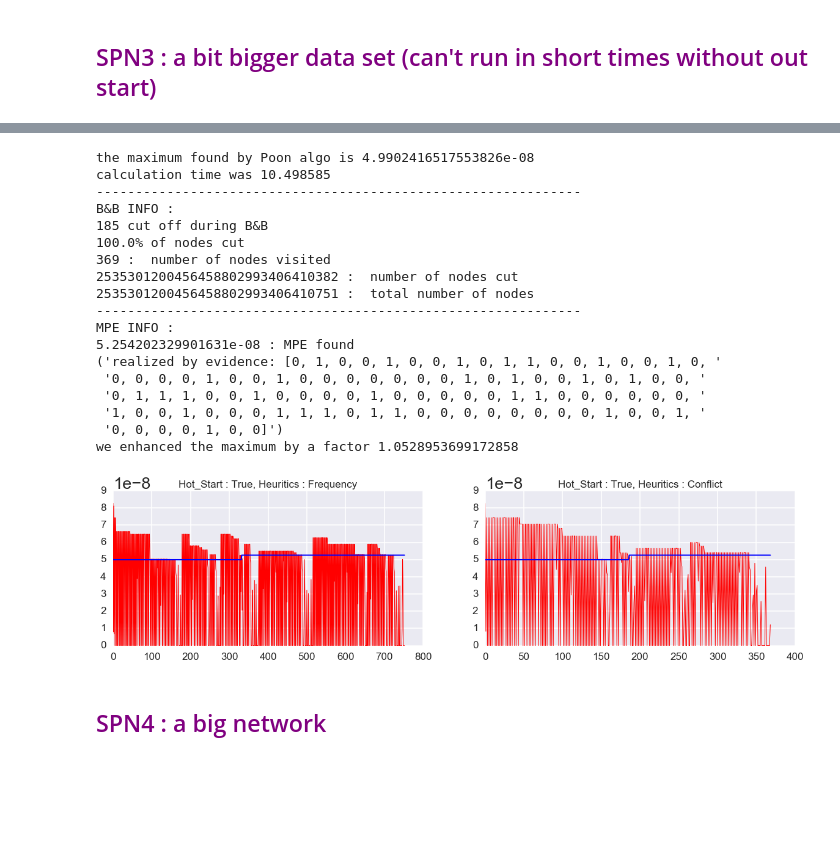
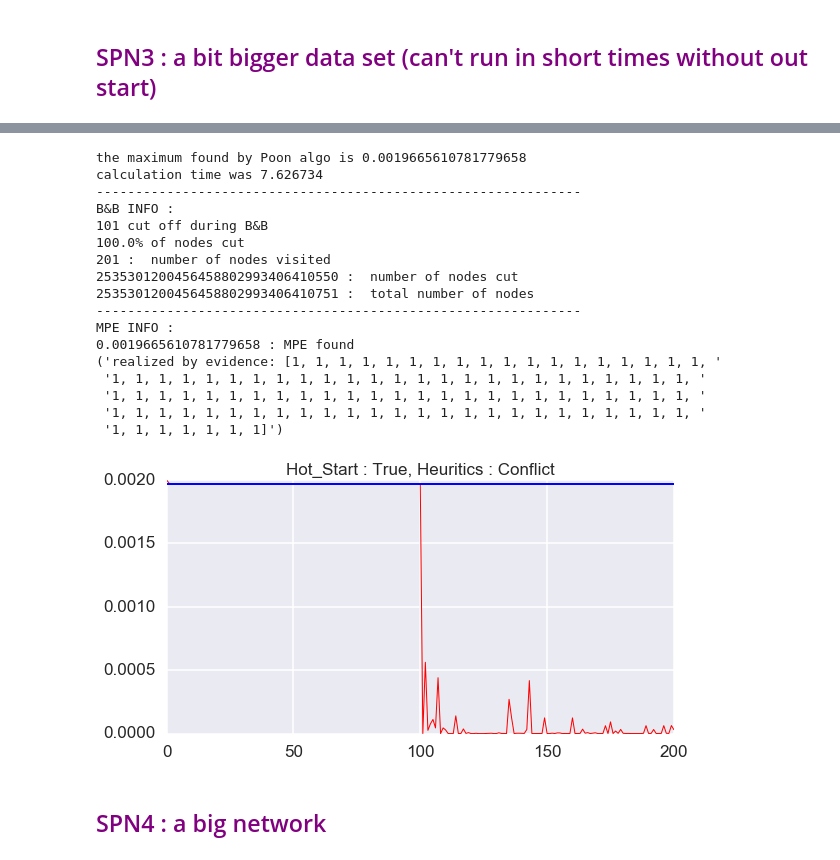
Before and after one commit to leonardhussenot/spn, a Jupyter notebook: test_of_couenne_computation_of_MAP.ipynb, the cells around one changed output, grey strips where cells are left out. Cells and saved outputs as stored; diff of their text form; code cells hidden in the pictures; blank space fills up the shorter version.

```diff
--- a/test_of_couenne_computation_of_MAP.ipynb
+++ b/test_of_couenne_computation_of_MAP.ipynb
@@ -232,40 +232,35 @@ dataset_name4 = "bnetflix"
 # %% [markdown]
 #### with learnSPN
 # %%
+seed =8374849
+numpy.random.seed(seed)
+rand_gen = numpy.random.RandomState(seed)
+
 def test_learnspn_oneshot(dataset_name):
-    seed = 27
-    numpy.random.seed(seed)
-    rand_gen = numpy.random.RandomState(seed)
 
     logging.basicConfig(level=logging.INFO)
     #
     # loading a very simple dataset
+    dataset_name = dataset_name
     train, valid, test = dataset.load_train_val_test_csvs(dataset_name)
     train_feature_vals = [2 for i in range(train.shape[1])]
     print('Loaded dataset', dataset_name)
 
     #
     # initing the algo
-    learnSPN = algo.learnspn.LearnSPN(rand_gen=rand_gen,
-                                      n_cluster_splits=2,
-                                      alpha = 0.0)
+    learnSPN = algo.learnspn.LearnSPN(rand_gen=rand_gen)
 
     #
     # start learning
-    spn = learnSPN.fit_structure_bagging(train,
-                                         train_feature_vals,
-                                         n_components = 3)
-    print("fit_structure done")
-    SPN2.fit_em(train, valid, test)
-    print("training done")
+    spn = learnSPN.fit_structure(train,
+                                 train_feature_vals)
     return spn
 # %%
 #ignoring warnings
 import warnings; warnings.simplefilter('ignore')
 # %%
 SPN2 = test_learnspn_oneshot(dataset_name1)
-#SPN3 = test_learnspn_oneshot(dataset_name2)
-#SPN4 = test_learnspn_oneshot(dataset_name3)
-#SPN5 = test_learnspn_oneshot(dataset_name4)
+SPN3 = test_learnspn_oneshot(dataset_name2)
+SPN4 = test_learnspn_oneshot(dataset_name3)
 # %% [output]
 Loaded dataset nltcs
@@ -692,33 +665,32 @@ we enhanced the maximum by a factor 1.0528953699172858
 # %%
-bb_max3, bb_evid3, curs1, t1 = branch_and_bound(SPN3, hot_start=True, heuristic="conflict")
-print("we enhanced the maximum by a factor {}".format(bb_max3/poon_max3))
+bb_max3, bb_evid3, curs10, t1 = branch_and_bound(SPN3, hot_start=True, heuristic="conflict")
+#print("we enhanced the maximum by a factor {}".format(bb_max3/poon_max3))
 calculation_time['bb_con_hs'].append(t1)
 # %% [output]
-the maximum found by Poon algo is 4.9902416517553826e-08
-calculation time was 10.498585
+the maximum found by Poon algo is 0.0019665610781779658
+calculation time was 7.626734
 --------------------------------------------------------------
 B&B INFO :
-185 cut off during B&B
+101 cut off during B&B
 100.0% of nodes cut
-369 :  number of nodes visited
-2535301200456458802993406410382 :  number of nodes cut
+201 :  number of nodes visited
+2535301200456458802993406410550 :  number of nodes cut
 2535301200456458802993406410751 :  total number of nodes
 --------------------------------------------------------------
 MPE INFO :
-5.254202329901631e-08 : MPE found
-('realized by evidence: [0, 1, 0, 0, 1, 0, 0, 1, 0, 1, 1, 0, 0, 1, 0, 0, 1, 0, '
- '0, 0, 0, 0, 1, 0, 0, 1, 0, 0, 0, 0, 0, 0, 0, 1, 0, 1, 0, 0, 1, 0, 1, 0, 0, '
- '0, 1, 1, 1, 0, 0, 1, 0, 0, 0, 0, 1, 0, 0, 0, 0, 0, 1, 1, 0, 0, 0, 0, 0, 0, '
- '1, 0, 0, 1, 0, 0, 0, 1, 1, 1, 0, 1, 1, 0, 0, 0, 0, 0, 0, 0, 0, 1, 0, 0, 1, '
- '0, 0, 0, 0, 1, 0, 0]')
-we enhanced the maximum by a factor 1.0528953699172858
+0.0019665610781779658 : MPE found
+('realized by evidence: [1, 1, 1, 1, 1, 1, 1, 1, 1, 1, 1, 1, 1, 1, 1, 1, 1, 1, '
+ '1, 1, 1, 1, 1, 1, 1, 1, 1, 1, 1, 1, 1, 1, 1, 1, 1, 1, 1, 1, 1, 1, 1, 1, 1, '
+ '1, 1, 1, 1, 1, 1, 1, 1, 1, 1, 1, 1, 1, 1, 1, 1, 1, 1, 1, 1, 1, 1, 1, 1, 1, '
+ '1, 1, 1, 1, 1, 1, 1, 1, 1, 1, 1, 1, 1, 1, 1, 1, 1, 1, 1, 1, 1, 1, 1, 1, 1, '
+ '1, 1, 1, 1, 1, 1, 1]')
 # %%
-plot_evolution([curs0, curs1], names=[#"Hot_Start : False, Heuritics : Frequency",
-                                                    #"Hot_Start : False, Heuritics : Conflict",
-                                                    "Hot_Start : True, Heuritics : Frequency",
-                                                    "Hot_Start : True, Heuritics : Conflict"])
+plot_evolution([curs10], names=[#"Hot_Start : False, Heuritics : Frequency",
+                                #"Hot_Start : False, Heuritics : Conflict",
+                                #"Hot_Start : True, Heuritics : Frequency",
+                                  "Hot_Start : True, Heuritics : Conflict"])
 # %% [output]
-[figure, old version]
+[figure, new version]
 # %% [markdown]
 ## <font color=purple>SPN4 : a big network
 # %%
```
Also changed, not shown: parts of 53 cells of this notebook.
